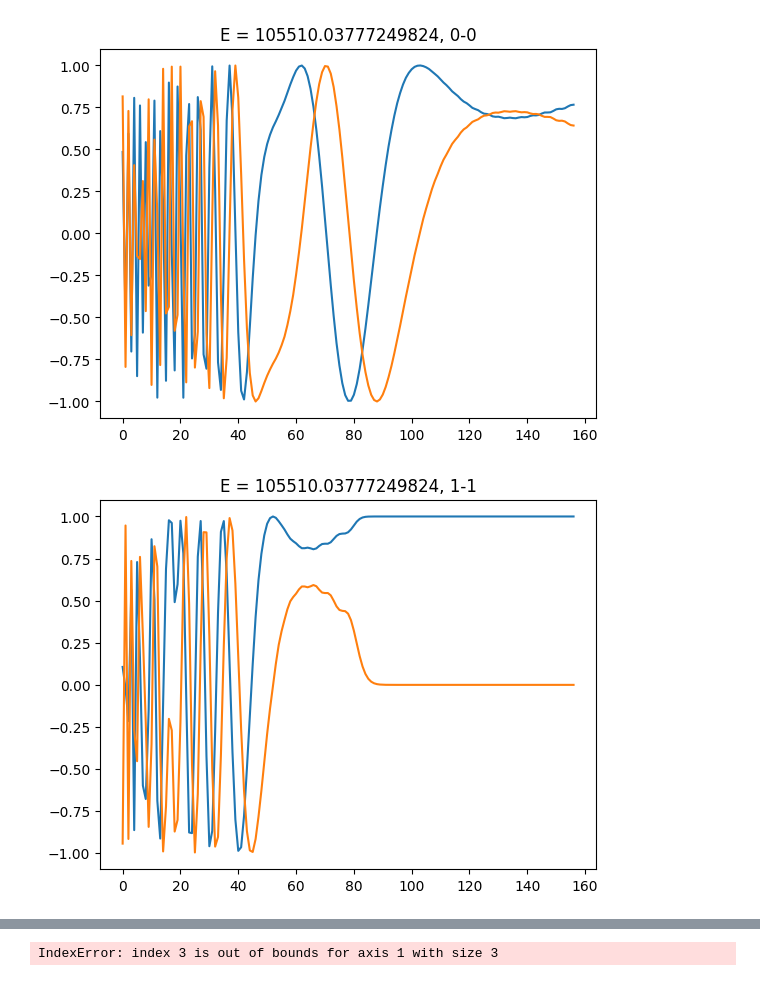
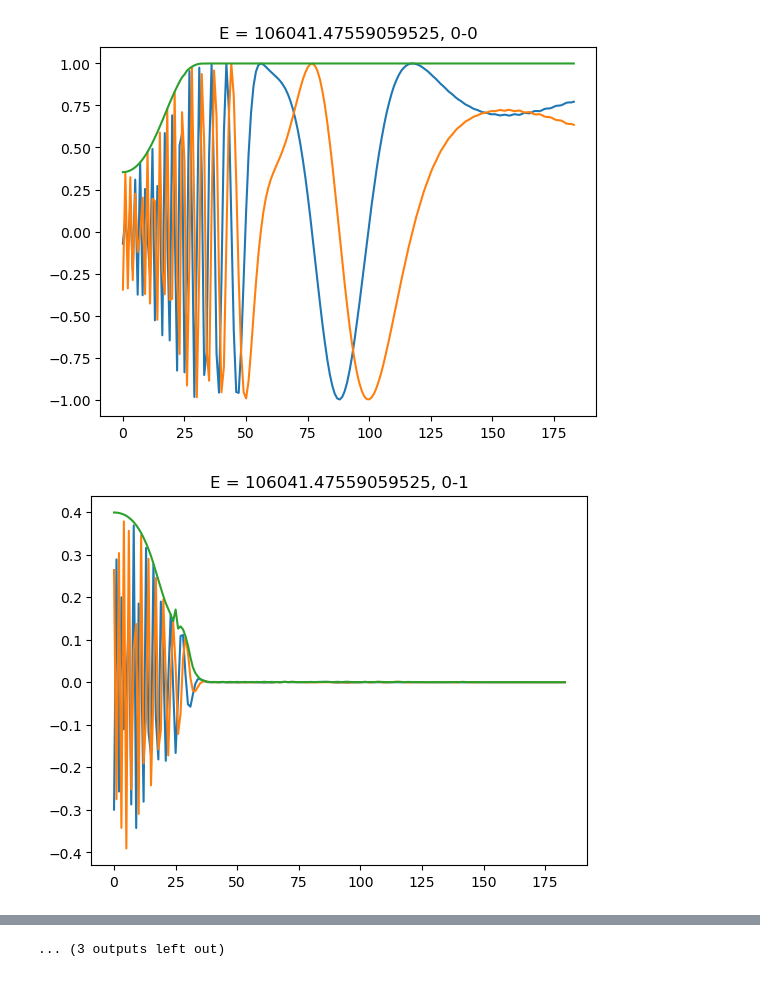
Before and after one commit to andrescorp93/ArHe_Inelastic, a Jupyter notebook: S_mat_plot.ipynb, the cells around one changed output, grey strips where cells are left out. Saved outputs shown, nothing was run; the diff lists cells and outputs as text; code cells hidden in the pictures.

```diff
--- a/S_mat_plot.ipynb
+++ b/S_mat_plot.ipynb
@@ -6,7 +6,7 @@ import os
 
 # dirs = [n for n in os.listdir() if (os.path.isdir(n) and ((n[-2:]=='_p') or (n[-2:]=='_s')))]
 dir = 'H_1_p'
-smats_file = np.load(f'{dir}/Smatrix_detailed.npz', allow_pickle=True)['arr_0'][()]
+smats_file = np.load(f'{dir}/Smatrix_redetailed.npz', allow_pickle=True)['arr_0'][()]
 r, hls, ddrls = load_matrices(dir)
 n = len(hls[-1])
 es = np.array([float(k.split('=')[-1]) for k in smats_file.keys()])
@@ -14,7 +14,7 @@ smats = [smats_file[f'E = {es[ei]}'] for ei in range(len(es))]
 smats_el_0 = np.array([smats[i][0,0,0] for i in range(len(es))])
 thres = np.real(np.diag(hls[-1]))[1:]
 nthres = [np.argwhere(es>thres[j])[0,0] for j in range(len(thres))]
-plt.plot(es[nthres[0]-100:nthres[0]+100],np.real(smats_el_0[nthres[0]-100:nthres[0]+100]))
-plt.plot(es[nthres[0]-100:nthres[0]+100],np.imag(smats_el_0[nthres[0]-100:nthres[0]+100]))
-plt.show()
+# plt.plot(es[nthres[0]-100:nthres[0]+100],np.real(smats_el_0[nthres[0]-100:nthres[0]+100]))
+# plt.plot(es[nthres[0]-100:nthres[0]+100],np.imag(smats_el_0[nthres[0]-100:nthres[0]+100]))
+# plt.show()
 # smats_el_0 = np.array([smats[i][0,0,0] for i in range(len(es))])
@@ -38,7 +81,8 @@ plt.show()
 # %%
-for i in range(4):
-    for j in range(i+1,4):
-        plt.plot(np.abs(smats[nthres[2]+1][:,i,j]))
-        plt.title(f'E = {es[nthres[2]+1]}, {i}-{j}')
-        plt.show()
+for i in range(1):
+    plt.plot(np.real(smats[nthres[1]+i][:50,0,0]), label=f'E = {es[nthres[1]+i]-thres[0]}')
+    plt.plot(np.imag(smats[nthres[1]+i][:50,0,0]), label=f'E = {es[nthres[1]+i]-thres[0]}')
+plt.title('0-0')
+plt.legend()
+plt.show()
 # %% [output]
@@ -51,9 +90,11 @@ for i in range(4):
 # %%
-for i in range(n):
-    plt.plot(np.real(smats[n2+20][:,i,i]))
-    plt.plot(np.imag(smats[n2+20][:,i,i]))
-    plt.title(f'E = {es[n2+20]}, {i}-{i}')
-    plt.show()
+for i in range(smats[nthres[3]+20].shape[1]):
+    for j in range(i, smats[nthres[3]+20].shape[1]):
+        plt.plot(np.real(smats[nthres[3]+20][:,i,j]))
+        plt.plot(np.imag(smats[nthres[3]+20][:,i,j]))
+        plt.plot(np.abs(smats[nthres[3]+20][:,i,j]))
+        plt.title(f'E = {es[nthres[3]+20]}, {i}-{j}')
+        plt.show()
 # %% [output]
-[figure, old version]
+[figure, new version]
-[figure, old version]
+[figure, new version]
@@ -61,3 +111,3 @@ for i in range(n):
-IndexError: index 3 is out of bounds for axis 1 with size 3
+... (3 outputs left out)
 # %%
 from scipy.special import eval_legendre
```
Also changed, not shown: parts of 7 cells of this notebook, 33 other files.
